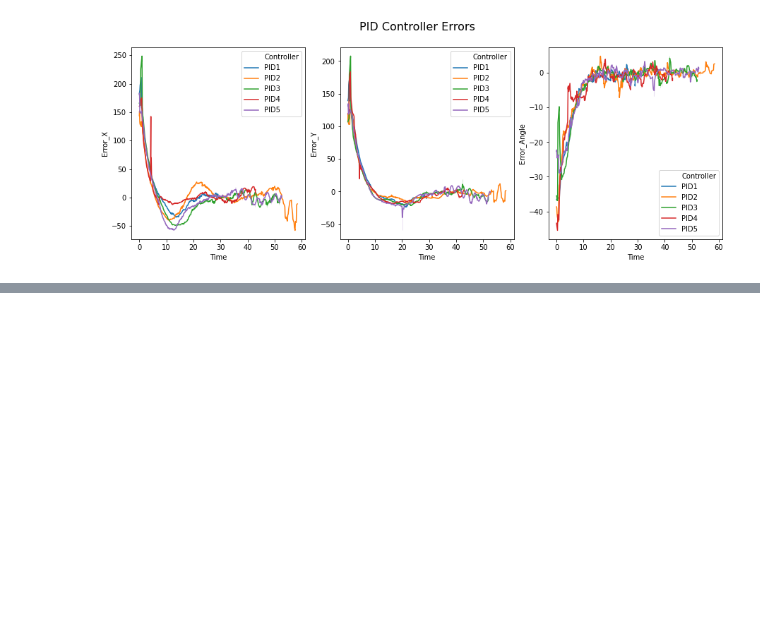
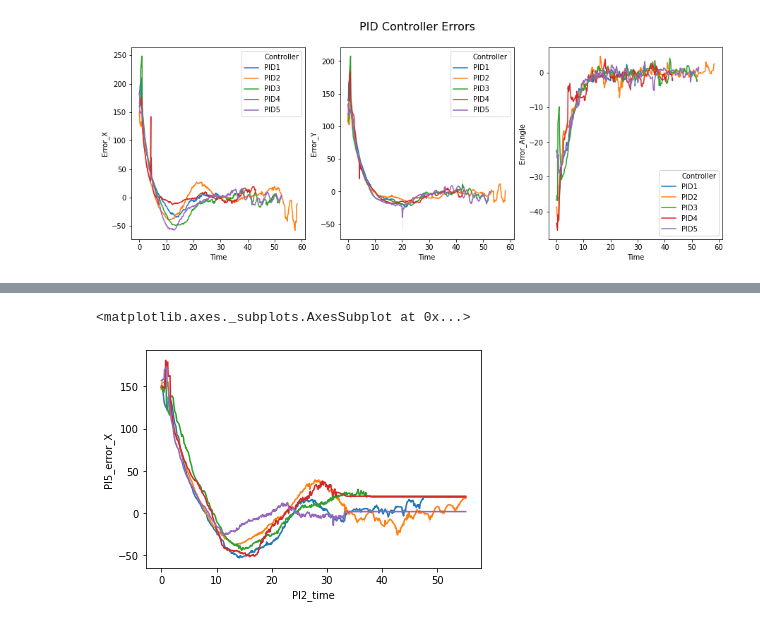
Before and after one commit to apinto25/autonomous_landing_data_analysis, a Jupyter notebook: controller_errors_analysis.ipynb, the cells around one changed output, grey strips where cells are left out. Drawn from its saved outputs; the diff is of its cells as text; code cells hidden in the pictures; blank space fills up the shorter version.

```diff
--- a/controller_errors_analysis.ipynb
+++ b/controller_errors_analysis.ipynb
@@ -270,0 +341,6 @@ Text(0.5, 0.98, 'PID Controller Errors')
+# %%
+add_last_list = [i for i in pi_df.columns if 'time' not in i]
+for col in add_last_list:
+    last_value = pi_df[col][data.apply(lambda column: column.dropna().index[-1])[col]]
+    pi_df[col] = pi_df[col].replace(np.nan, last_value)
+pi_df
@@ -270,0 +390,9 @@ Text(0.5, 0.98, 'PID Controller Errors')
+# %%
+sns.lineplot(data=pi_df, x="PI2_time", y="PI1_error_X")
+sns.lineplot(data=pi_df, x="PI2_time", y="PI2_error_X")
+sns.lineplot(data=pi_df, x="PI2_time", y="PI3_error_X")
+sns.lineplot(data=pi_df, x="PI2_time", y="PI4_error_X")
+sns.lineplot(data=pi_df, x="PI2_time", y="PI5_error_X")
+# %% [output]
+<matplotlib.axes._subplots.AxesSubplot at 0x...>
+[figure, added]
```
Also changed, not shown: parts of 17 cells of this notebook, 1 other file.
